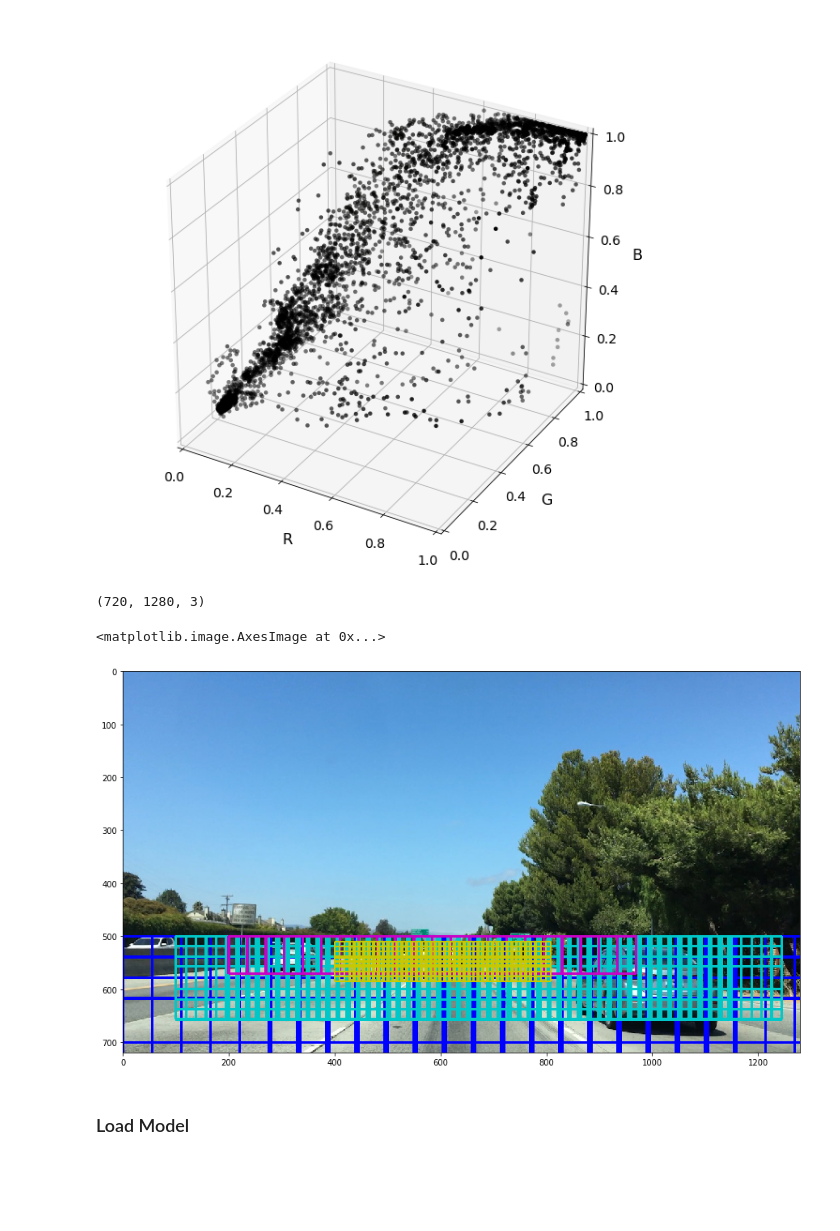
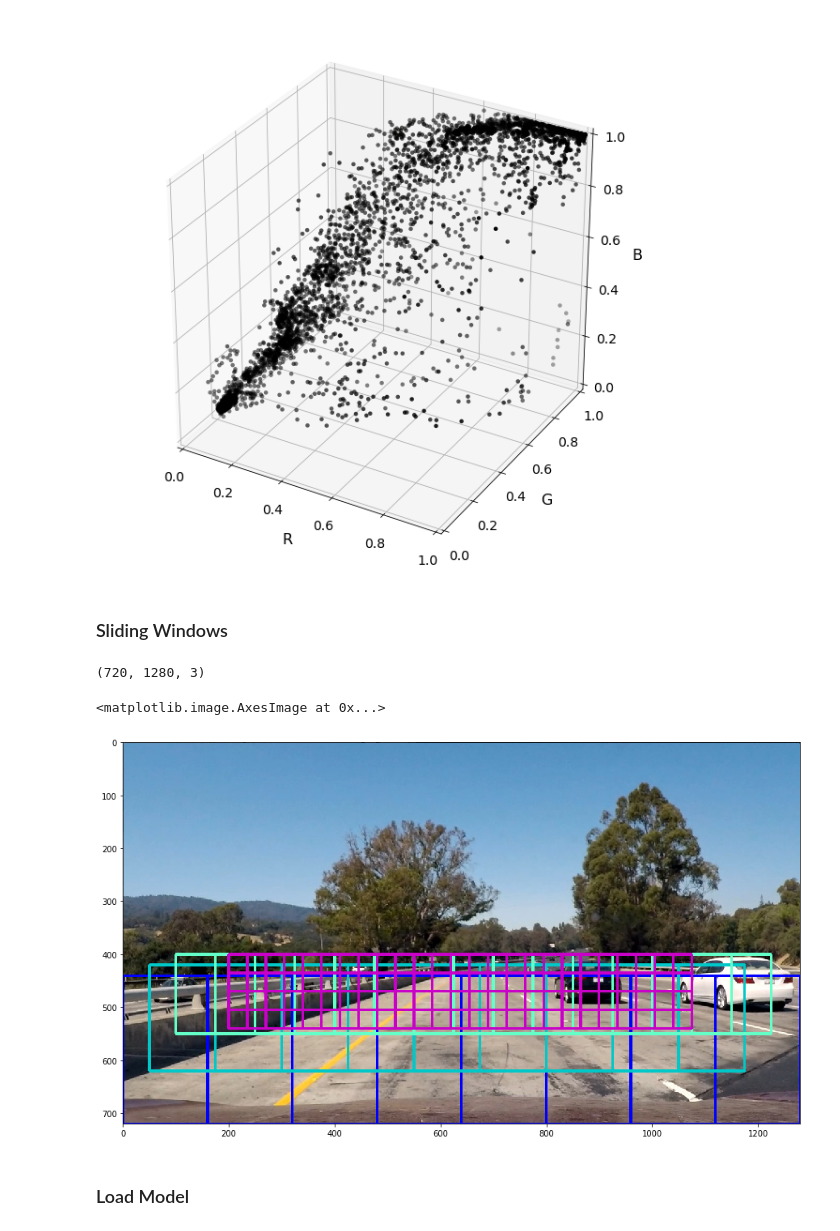
Before and after one commit to chaoweiwu/CarND-Vehicle-Detection, a Jupyter notebook: VehicleDetection.ipynb, the cells around one changed output. Drawn from its saved outputs; the diff is of its cells as text; code cells hidden in the pictures; blank space fills up the shorter version.

```diff
--- a/VehicleDetection.ipynb
+++ b/VehicleDetection.ipynb
@@ -112,50 +112,81 @@ NO_CARS_GLOB = './data/non-vehicles_smallset/*/*.jpeg'
 
 cars_paths = glob(CARS_GLOB)
 no_cars_paths = glob(NO_CARS_GLOB)
+# %% [markdown]
+### Sliding Windows
 # %%
 from sliding_window import sliding_window_gen
 from itertools import chain
+from util import draw_boxes
+import matplotlib.pyplot as plt
+import matplotlib.image as mpimg
+%matplotlib inline
 
-image = mpimg.imread('./examples/bbox-example-image.jpg')
+
+# image = mpimg.imread('./examples/bbox-example-image.jpg')
+image = mpimg.imread('./test_images/test1.jpg')
 fig = plt.figure(figsize=(15,10))
 plt.imshow(image)
 
 print(image.shape)
 
-big_windows = sliding_window_gen(image, y_start=500, window_width=280, window_height=200, y_overlap=.8, x_overlap=.8)
-window_img = draw_boxes(image, big_windows, color=(0, 0, 255), thick=3)
+shape = image.shape
 
-medium_windows = sliding_window_gen(image,
-                              y_start=500, y_stop=600,
-                              x_start=100, x_stop=1200,
-                              window_width=100, window_height=100,
-                              y_overlap=.8, x_overlap=.8)
+TOP = 400
+BIGGER = (320, 280)
+BIG = (250, 200)
+MEDIUM = (150, 150)
+SMALL = (70, 70)
+TINY = (30, 30)
 
-window_img = draw_boxes(window_img, medium_windows, color=(0, 200, 200), thick=3)
+bigger_windows = sliding_window_gen(shape,
+                                 y_start=TOP+40,
+                                 window_width=BIGGER[0], window_height=BIGGER[1],
+                                 y_overlap=.5, x_overlap=.5)
 
-small_windows = sliding_window_gen(image,
-                             y_start=500, y_stop=600,
-                             x_start=200, x_stop=1000,
-                             window_width=70, window_height=70,
+window_img = draw_boxes(image, bigger_windows, color=(0, 0, 255), thick=3)
+
+big_windows = sliding_window_gen(shape,
+                              y_start=TOP+20, y_stop=TOP+220,
+                              x_start=50,
+                              window_width=BIG[0], window_height=BIG[1],
+                              y_overlap=.5, x_overlap=.5)
+
+window_img = draw_boxes(window_img, big_windows, color=(0, 200, 200), thick=3)
+
+
+medium_windows = sliding_window_gen(shape,
+                              y_start=TOP, y_stop=TOP+200,
+                              window_width=MEDIUM[0], window_height=MEDIUM[1],
+                              x_start = 100,
+                              y_overlap=.5, x_overlap=.5)
+
+window_img = draw_boxes(window_img, medium_windows, color=(100, 300, 200), thick=3)
+
+small_windows = sliding_window_gen(shape,
+                             y_start=TOP, y_stop=TOP+140,
+                             x_start=200, x_stop=1100,
+                             window_width=SMALL[0], window_height=SMALL[1],
                              y_overlap=.5, x_overlap=.5)
 window_img = draw_boxes(window_img, small_windows, color=(200, 0, 200), thick=3)
 
 
-tiny_windows = sliding_window_gen(image,
-                            y_start=510, y_stop=580,
-                            x_start=400, x_stop=800,
-                            window_width=30, window_height=30,
-                            y_overlap=.7, x_overlap=.7)
-window_img = draw_boxes(window_img, tiny_windows, color=(200, 200, 0), thick=2)
+# tiny_windows = sliding_window_gen(shape,
+#                             y_start=TOP+10, y_stop=TOP+100,
+#                             x_start=400, x_stop=800,
+#                             window_width=TINY[0], window_height=TINY[1],
+#                             y_overlap=.5, x_overlap=.5)
 
-# all_windows = chain(small_windows, medium_windows, big_windows)
+# window_img = draw_boxes(window_img, tiny_windows, color=(200, 200, 0), thick=2)
+
+all_windows = chain(tiny_windows, small_windows, medium_windows, big_windows)
 # window_img = draw_boxes(image, all_windows, color=(200, 200, 0), thick=3)
 
 plt.imshow(window_img)
 # %% [output]
 (720, 1280, 3)
 <matplotlib.image.AxesImage at 0x...>
-[figure, old version]
+[figure, new version]
 # %% [markdown]
 ### Load Model
 # %%
```
Also changed, not shown: parts of 6 cells of this notebook, 7 other files.
